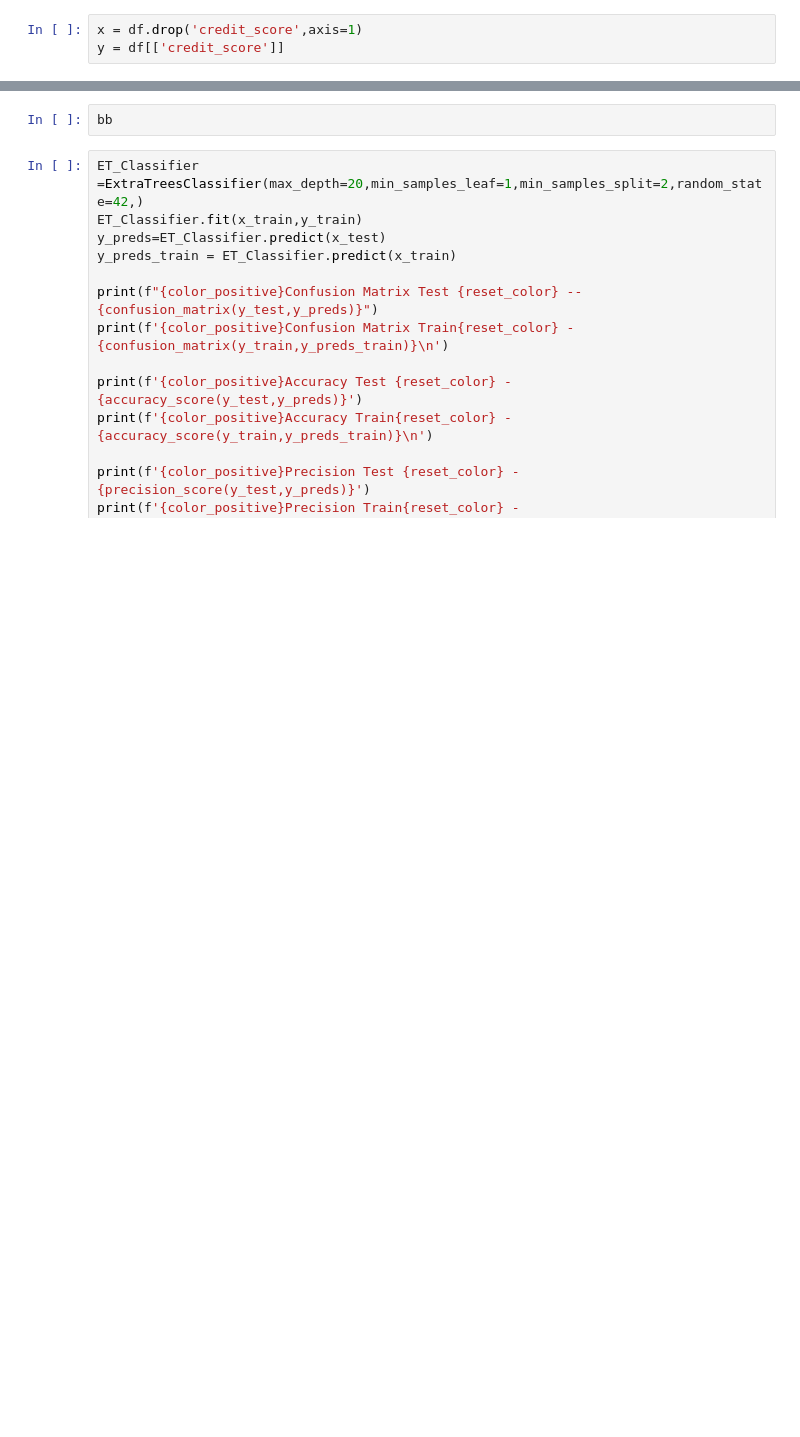
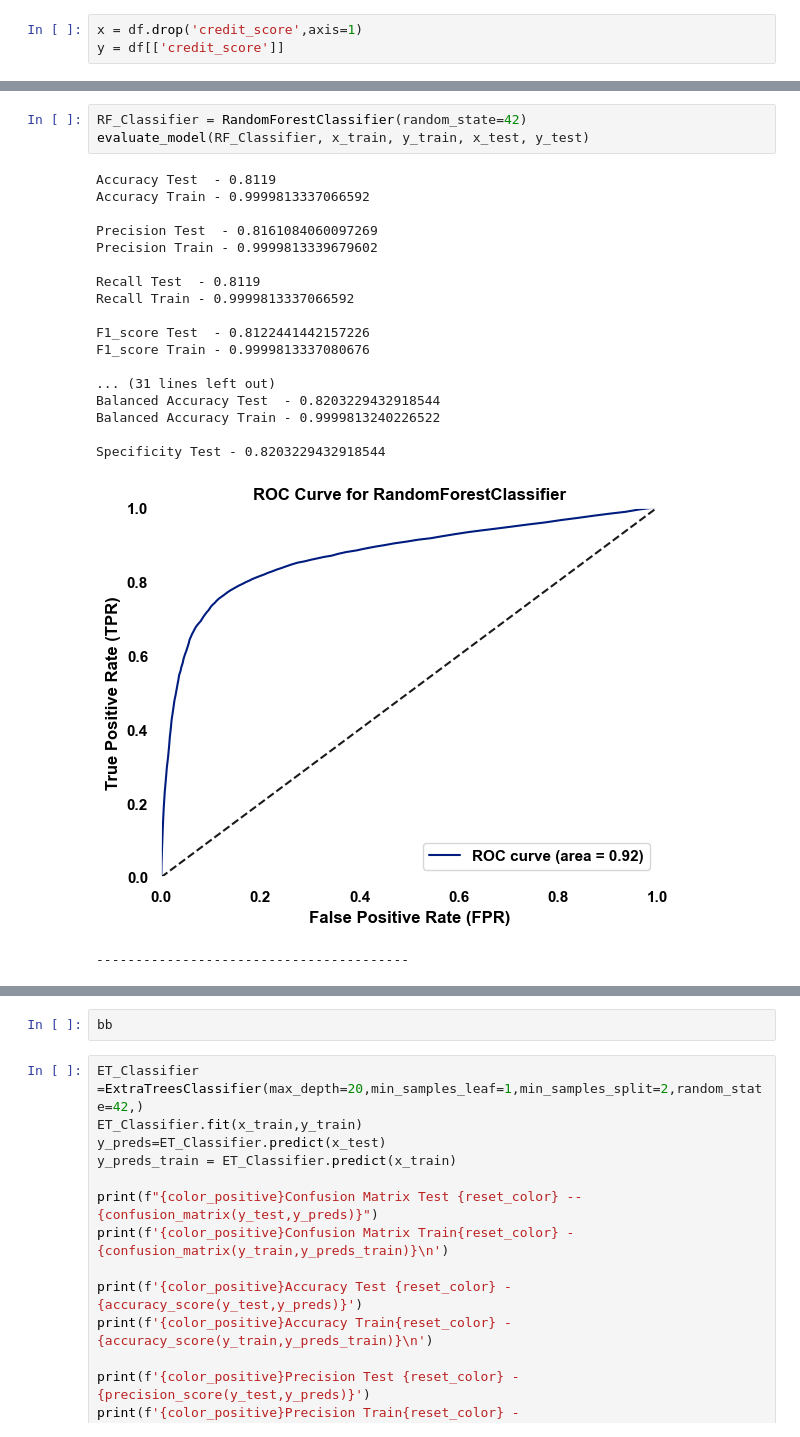
Before and after one commit to Santhosh-Analytics/Banking_Analytics, a Jupyter notebook: Classification.ipynb, the cells around one changed output, grey strips where cells are left out. Cells and saved outputs as stored; diff of their text form; blank space fills up the shorter version.

```diff
--- a/Classification.ipynb
+++ b/Classification.ipynb
@@ -81,0 +241,23 @@ NameError: name 'StandardScaler' is not defined
+# %%
+RF_Classifier = RandomForestClassifier(random_state=42)
+evaluate_model(RF_Classifier, x_train, y_train, x_test, y_test)
+# %% [output]
+Accuracy Test  - 0.8119
+Accuracy Train - 0.9999813337066592
+
+Precision Test  - 0.8161084060097269
+Precision Train - 0.9999813339679602
+
+Recall Test  - 0.8119
+Recall Train - 0.9999813337066592
+
+F1_score Test  - 0.8122441442157226
+F1_score Train - 0.9999813337080676
+
+... (31 lines left out)
+Balanced Accuracy Test  - 0.8203229432918544
+Balanced Accuracy Train - 0.9999813240226522
+
+Specificity Test - 0.8203229432918544
+[figure, added]
+----------------------------------------
```
Also changed, not shown: parts of 33 cells of this notebook, 1 other file.
